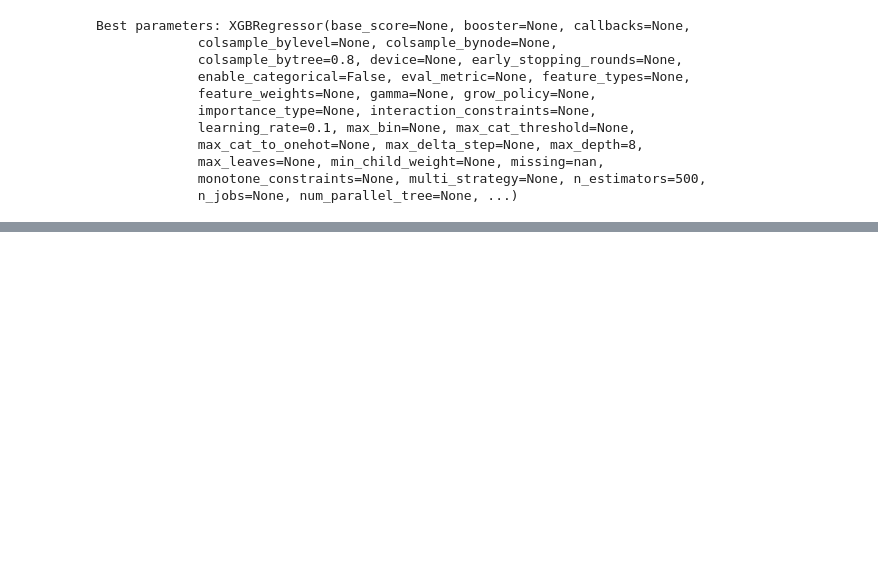
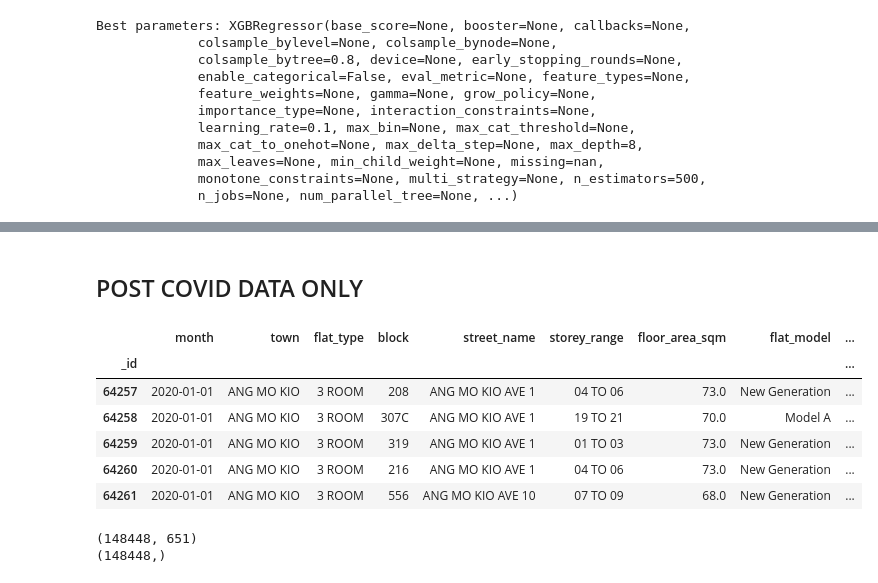
Before and after one commit to Faldho23/hdb-price-prediction, a Jupyter notebook: model_training.ipynb, the cells around one changed output, grey strips where cells are left out. Drawn from its saved outputs; the diff is of its cells as text; code cells hidden in the pictures; blank space fills up the shorter version.

```diff
--- a/model_training.ipynb
+++ b/model_training.ipynb
@@ -276,0 +346,31 @@ Best parameters: XGBRegressor(base_score=None, booster=None, callbacks=None,
+# %% [markdown]
+<h2>POST COVID DATA ONLY
+# %%
+hdb_resale_data['month'] = pd.to_datetime(hdb_resale_data['month'])
+hdb_resale_from_2020 = hdb_resale_data[hdb_resale_data['month'] >= '2020-01-01']
+
+hdb_resale_from_2020.head()
+# %% [output]
+|  | month | town | flat_type | block | street_name | storey_range | floor_area_sqm | flat_model | ... |
+| _id |  |  |  |  |  |  |  |  | ... |
+| 64257 | 2020-01-01 | ANG MO KIO | 3 ROOM | 208 | ANG MO KIO AVE 1 | 04 TO 06 | 73.0 | New Generation | ... |
+| 64258 | 2020-01-01 | ANG MO KIO | 3 ROOM | 307C | ANG MO KIO AVE 1 | 19 TO 21 | 70.0 | Model A | ... |
+| 64259 | 2020-01-01 | ANG MO KIO | 3 ROOM | 319 | ANG MO KIO AVE 1 | 01 TO 03 | 73.0 | New Generation | ... |
+| 64260 | 2020-01-01 | ANG MO KIO | 3 ROOM | 216 | ANG MO KIO AVE 1 | 04 TO 06 | 73.0 | New Generation | ... |
+| 64261 | 2020-01-01 | ANG MO KIO | 3 ROOM | 556 | ANG MO KIO AVE 10 | 07 TO 09 | 68.0 | New Generation | ... |
+# %%
+num_cols = hdb_resale_from_2020.select_dtypes(include=['int64', 'float64']).columns.drop(['resale_price'])
+cat_cols = hdb_resale_from_2020.select_dtypes(include=['object', 'category']).columns.drop(['block', 'street_name'])
+
+preprocessor = create_preprocessor(num_cols, cat_cols)
+
+X = hdb_resale_from_2020.drop(['month', 'block'], axis=1)
+
+X_processed = preprocessor_ridge.fit_transform(X)
+y = np.log(hdb_resale_from_2020['resale_price'])
+
+print(X_processed.shape)
+print(y.shape)
+# %% [output]
+(148448, 651)
+(148448,)
```
Also changed, not shown: parts of 23 cells of this notebook.
